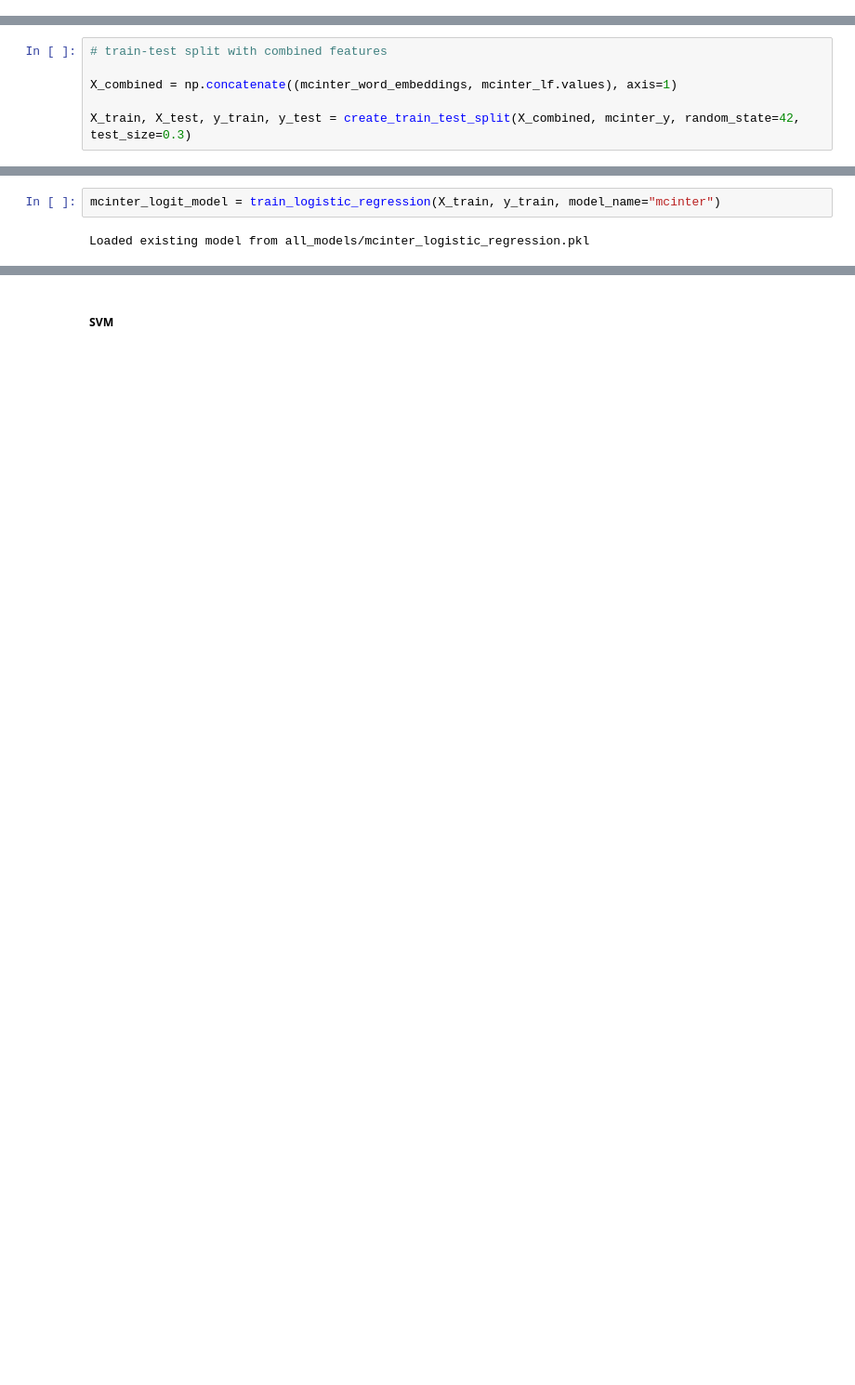
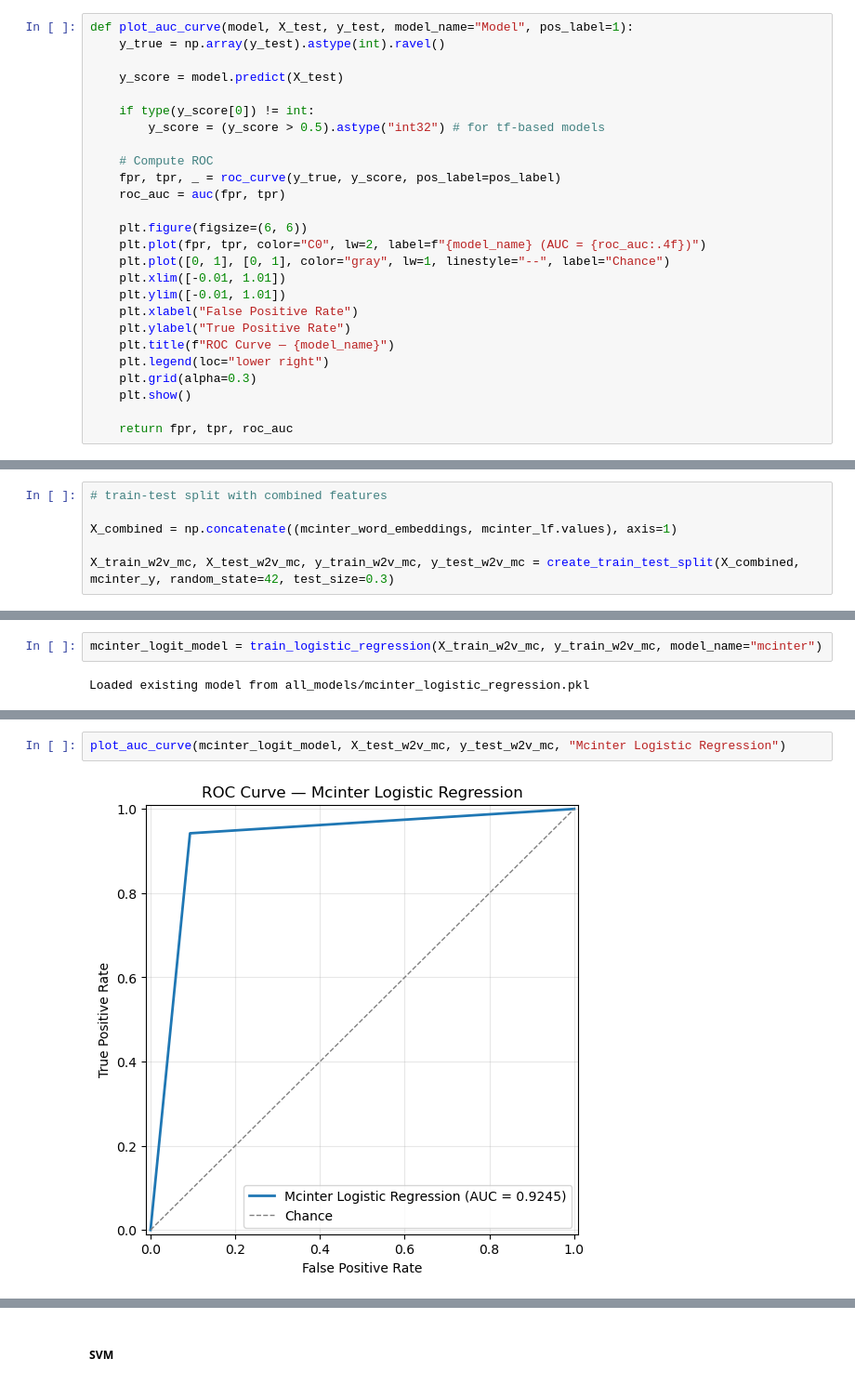
Before and after one commit to fahadthakur/mxn442-assignment2, a Jupyter notebook: fake_news_classifier.ipynb, the cells around one changed output, grey strips where cells are left out. Shown at 93% size. Cells and saved outputs as stored; diff of their text form; blank space fills up the shorter version.

```diff
--- a/fake_news_classifier.ipynb
+++ b/fake_news_classifier.ipynb
@@ -254,3 +269,29 @@ def evaluate_model(model, X_test, y_test, model_name):
     plt.ylabel("Actual")
     plt.tight_layout()
     plt.show()
+# %%
+def plot_auc_curve(model, X_test, y_test, model_name="Model", pos_label=1):
+    y_true = np.array(y_test).astype(int).ravel()
+
+    y_score = model.predict(X_test)
+
+    if type(y_score[0]) != int:
+        y_score = (y_score > 0.5).astype("int32") # for tf-based models
+
+    # Compute ROC
+    fpr, tpr, _ = roc_curve(y_true, y_score, pos_label=pos_label)
+    roc_auc = auc(fpr, tpr)
+
+    plt.figure(figsize=(6, 6))
+    plt.plot(fpr, tpr, color="C0", lw=2, label=f"{model_name} (AUC = {roc_auc:.4f})")
+    plt.plot([0, 1], [0, 1], color="gray", lw=1, linestyle="--", label="Chance")
+    plt.xlim([-0.01, 1.01])
+    plt.ylim([-0.01, 1.01])
+    plt.xlabel("False Positive Rate")
+    plt.ylabel("True Positive Rate")
+    plt.title(f"ROC Curve — {model_name}")
+    plt.legend(loc="lower right")
+    plt.grid(alpha=0.3)
+    plt.show()
+
+    return fpr, tpr, roc_auc
@@ -338,6 +600,6 @@ mcinter_word_embeddings = np.array([np.mean([mcinter_word2vec.wv[word] for word
 
 X_combined = np.concatenate((mcinter_word_embeddings, mcinter_lf.values), axis=1)
 
-X_train, X_test, y_train, y_test = create_train_test_split(X_combined, mcinter_y, random_state=42, test_size=0.3)
+X_train_w2v_mc, X_test_w2v_mc, y_train_w2v_mc, y_test_w2v_mc = create_train_test_split(X_combined, mcinter_y, random_state=42, test_size=0.3)
 # %%
 # checking the dimensions and potential issues
@@ -359,7 +621,7 @@ High condition number suggests severe multicollinearity
 # %% [markdown]
 ##### Logistic Regression
 # %%
-mcinter_logit_model = train_logistic_regression(X_train, y_train, model_name="mcinter")
+mcinter_logit_model = train_logistic_regression(X_train_w2v_mc, y_train_w2v_mc, model_name="mcinter")
 # %% [output]
 Loaded existing model from all_models/mcinter_logistic_regression.pkl
 # %%
@@ -378 +640,5 @@ weighted avg       0.92      0.92      0.92      1901
 [figure]
+# %%
+plot_auc_curve(mcinter_logit_model, X_test_w2v_mc, y_test_w2v_mc, "Mcinter Logistic Regression")
+# %% [output]
+[figure, added]
```
Also changed, not shown: parts of 80 cells of this notebook, 3 other files.
